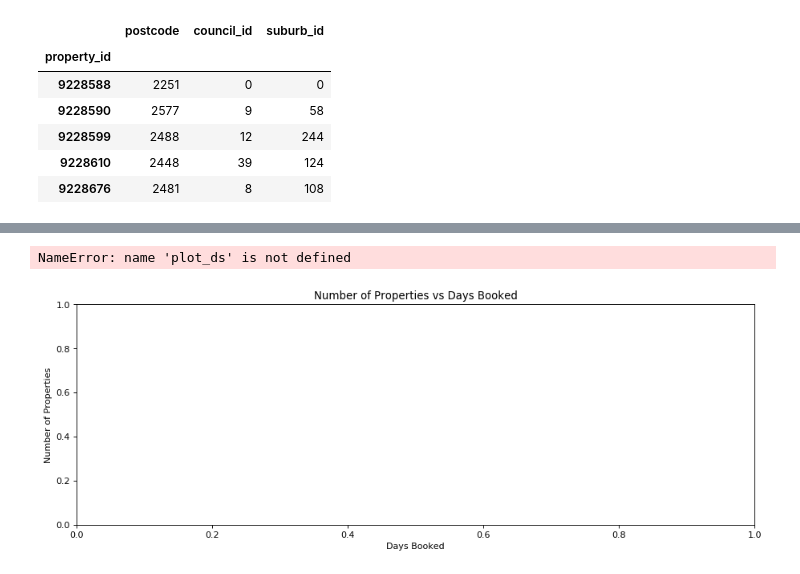
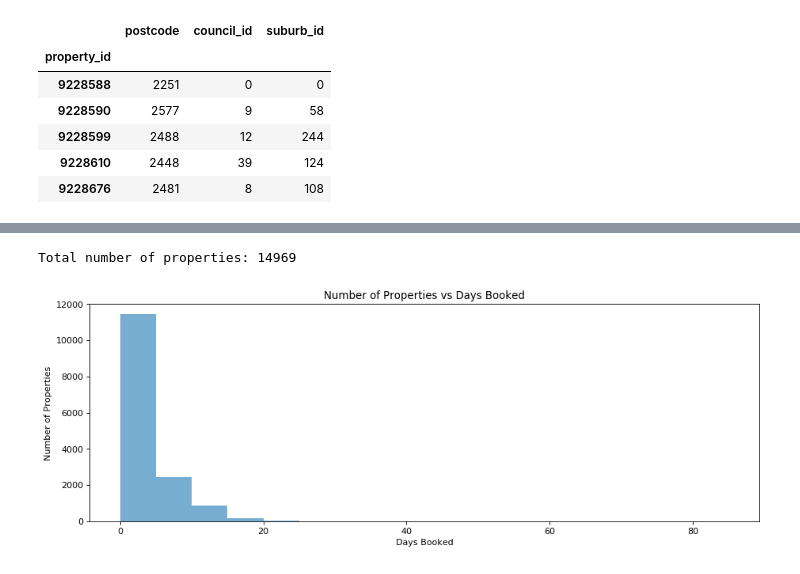
Before and after one commit to Mitoflyboy/scraping, a Jupyter notebook: stayz_analysis/Stayz_Analysis.ipynb, the cells around one changed output, grey strips where cells are left out. Drawn from its saved outputs; the diff is of its cells as text; code cells hidden in the pictures.

```diff
--- a/stayz_analysis/Stayz_Analysis.ipynb
+++ b/stayz_analysis/Stayz_Analysis.ipynb
@@ -145,6 +185,6 @@ Dataset 4 - Calendar details
 # %%
 # Read the Calendar extract to get additional details
-cal_1 = pd.read_json('/Users/taj/GitHub/scraping/stayz/WebData/nsw_calendar/stayz_calendar_' + date_str + '.json.zip')
+cal_1 = pd.read_json('/Users/taj/GitHub/scraping/stayz/WebData/nsw_calendar/stayz_calendar_' + date_str + '.json')
 
 # Change values of -1.0 into NaN for stats analysis
 cal_1.loc[cal_1['review_count'] == -1.0, 'review_count'] = np.nan
@@ -356,0 +397,16 @@ nsw_data.describe()
+# %%
+# Filter out the outliers or ridiculous values
+nsw_data_a1 = nsw_extract.loc[nsw_extract['init_price'] <= 10000 ]
+nsw_data_a2 = nsw_data_a1.loc[nsw_data_a1['guests'] <= 14 ]
+nsw_data_a3 = nsw_data_a2.loc[nsw_data_a2['syd_dist_km'] <= 1000 ]
+nsw_data_a4 = nsw_data_a3.loc[nsw_data_a3['init_price'] > 0 ]
+
+
+# Exclude properties within Sydney
+nsw_data_a5 = nsw_data_a4.loc[nsw_data_a4['syd_dist_km'] > 50 ]
+
+
+# Use this to write out the full dataset
+nsw_data = nsw_data_a5
+
+nsw_data.describe()
@@ -469,11 +533,29 @@ full_dataset_5.fillna(0,inplace=True)
 # Sort based on the total booked days for the current 6 month window, sort descending
 #full_dataset_6 = full_dataset_5.sort_values(by=['property_id'], ascending=False)
 
-full_dataset = full_dataset_5
+full_dataset_6 = full_dataset_5.merge(page_pos, how='left', left_index=True, right_index=True)
+
+
+# Replace the number of days with only the bucket. For 30 day predictions we have 7 buckets as:
+# 0 - No bookins
+# 1 - 1-5 days booked
+# 2 - 6-10 days booked
+# 3 - 11-15 days
+# 4 - 16-20 days
+# 5 - 21-25 days
+# 6 - 26-30 days
+
+
+full_dataset_6['days_booked_bucket'] = (full_dataset_6['total_booked_days']//15)
+#full_dataset_6.drop(['total_booked_days'],axis=1,inplace=True)
+
+
+full_dataset = full_dataset_6
 
 
 # Write out the full dataset
 
-full_dataset.head()
+
+#full_dataset['total_booked_days'][0:5]
 
 # Can we use a random forest, with the 'total_booked_days' as the result column?
@@ -499,35 +586,35 @@ fh.close()
 # %%
 # Histogram of how many properties get bookings
 
 # Set the number of bars for the graph
-bin_values = np.arange(start=0, stop=120, step=5)
+bin_values = np.arange(start=0, stop=90, step=5)
 
 # Create the figure
 f1 = plt.figure(num=None, figsize=(30, 10), dpi=80, facecolor='w', edgecolor='k')
 ax = f1.add_subplot(221)
 ax.set(title='Number of Properties vs Days Booked'
       ,xlabel='Days Booked'
       ,ylabel='Number of Properties')
 
 
 # Get the initial price
-x = plot_ds['total_booked_days']
+x = full_dataset['total_booked_days']
 
 #x = full_dataset['total_booked_days']
 
 
 # Remove the rows where price is empty (NaN)
 x = x.dropna()
 
 print("Total number of properties: " + str(len(x)))
 
 # Plot a histogram of the init_price
 ax.hist(x, bins=bin_values, alpha=.6) # alpha for transparency
 
 plt.show()
 # %% [output]
-NameError: name 'plot_ds' is not defined
+Total number of properties: 14969
-[figure, old version]
+[figure, new version]
 # %%
 # Plot the bookings vs the initial price
 
```
Also changed, not shown: parts of 32 cells of this notebook, 6 other files.
